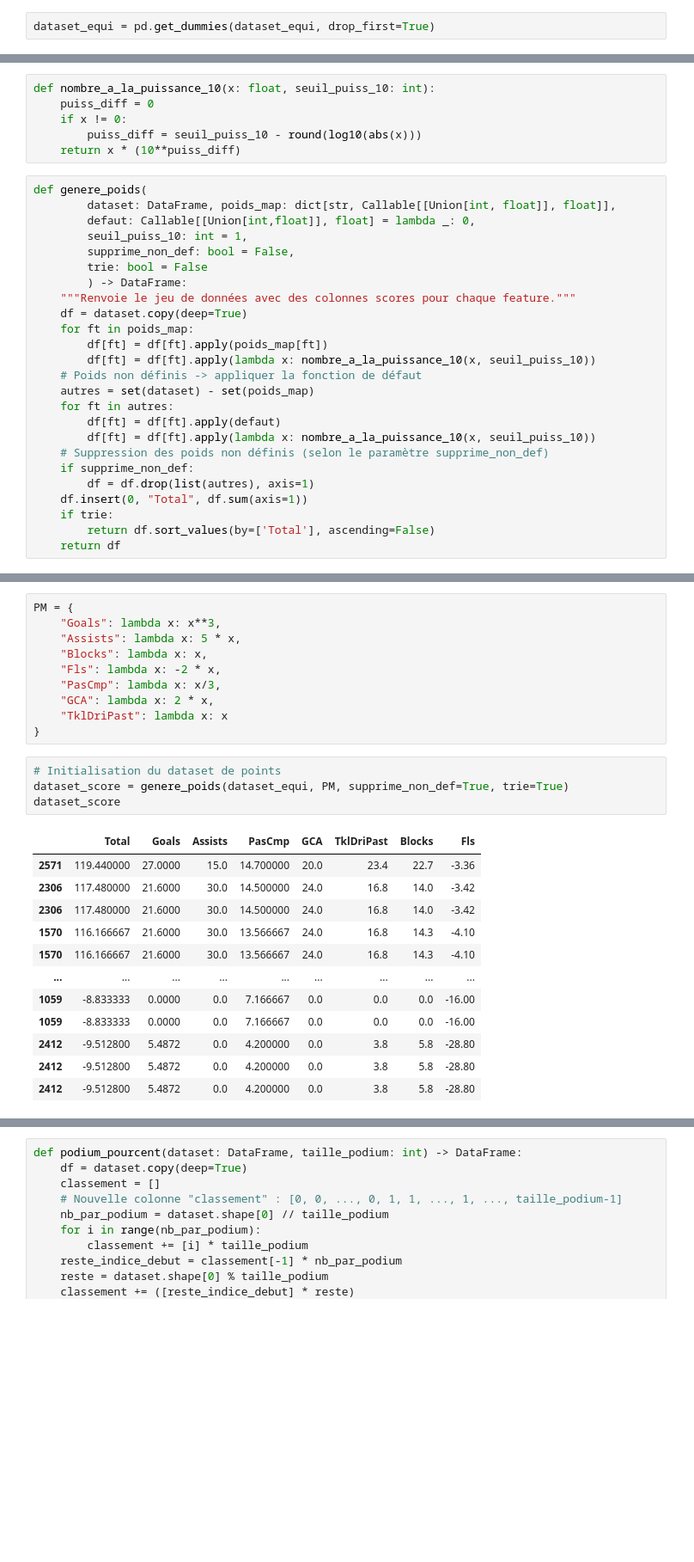
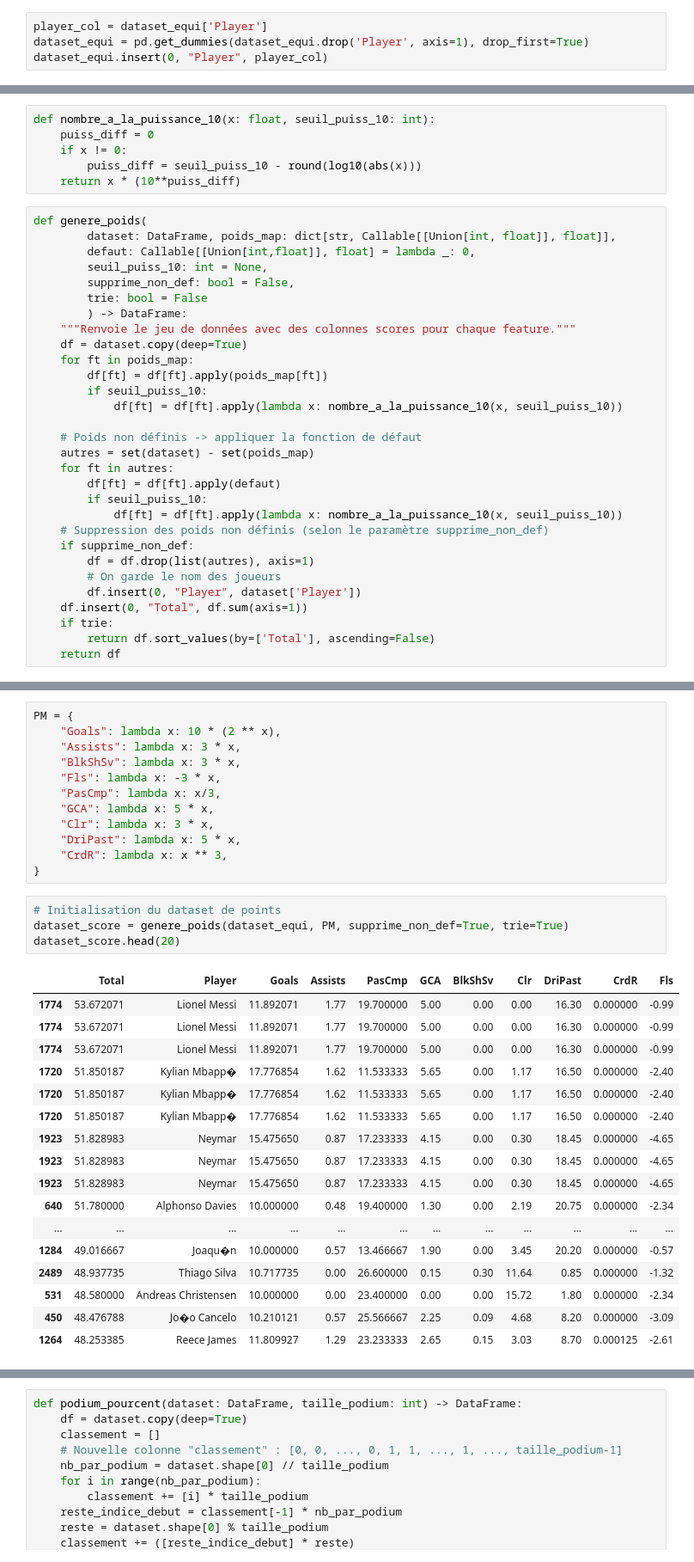
Before and after one commit to ThierryKunda/prediction-ballon-d-or, a Jupyter notebook: notebook.ipynb, the cells around one changed output, grey strips where cells are left out. Shown at 86% size. Saved outputs shown, nothing was run; the diff lists cells and outputs as text; blank space fills up the shorter version.

```diff
--- a/notebook.ipynb
+++ b/notebook.ipynb
@@ -504,8 +502,10 @@ plt.show()
 # Encodage des données
 # %% [markdown]
 ## Encodage 1-hot avec suppression de la première catégorielle
-# %%
-dataset_equi = pd.get_dummies(dataset_equi, drop_first=True)
+# %%
+player_col = dataset_equi['Player']
+dataset_equi = pd.get_dummies(dataset_equi.drop('Player', axis=1), drop_first=True)
+dataset_equi.insert(0, "Player", player_col)
 # %%
 def get_cat_values(data: DataFrame, feature_name: str) -> list[str]:
     """Récupère les valeurs catégorielles à partir du nom de la colonne après un encodage 1-hot.\n
@@ -551,7 +555,7 @@ def nombre_a_la_puissance_10(x: float, seuil_puiss_10: int):
 def genere_poids(
         dataset: DataFrame, poids_map: dict[str, Callable[[Union[int, float]], float]],
         defaut: Callable[[Union[int,float]], float] = lambda _: 0,
-        seuil_puiss_10: int = 1,
+        seuil_puiss_10: int = None,
         supprime_non_def: bool = False,
         trie: bool = False
         ) -> DataFrame:
@@ -559,15 +563,20 @@ def genere_poids(
     df = dataset.copy(deep=True)
     for ft in poids_map:
         df[ft] = df[ft].apply(poids_map[ft])
-        df[ft] = df[ft].apply(lambda x: nombre_a_la_puissance_10(x, seuil_puiss_10))
+        if seuil_puiss_10:
+            df[ft] = df[ft].apply(lambda x: nombre_a_la_puissance_10(x, seuil_puiss_10))
+
     # Poids non définis -> appliquer la fonction de défaut
     autres = set(dataset) - set(poids_map)
     for ft in autres:
         df[ft] = df[ft].apply(defaut)
-        df[ft] = df[ft].apply(lambda x: nombre_a_la_puissance_10(x, seuil_puiss_10))
+        if seuil_puiss_10:
+            df[ft] = df[ft].apply(lambda x: nombre_a_la_puissance_10(x, seuil_puiss_10))
     # Suppression des poids non définis (selon le paramètre supprime_non_def)
     if supprime_non_def:
         df = df.drop(list(autres), axis=1)
+        # On garde le nom des joueurs
+        df.insert(0, "Player", dataset['Player'])
     df.insert(0, "Total", df.sum(axis=1))
     if trie:
         return df.sort_values(by=['Total'], ascending=False)
@@ -623,27 +632,34 @@ array(['Rk', 'Pos', 'Comp', 'Born', 'MP', 'Starts', 'Min', 'Goals',
 # %%
 PM = {
-    "Goals": lambda x: x**3,
-    "Assists": lambda x: 5 * x,
-    "Blocks": lambda x: x,
-    "Fls": lambda x: -2 * x,
+    "Goals": lambda x: 10 * (2 ** x),
+    "Assists": lambda x: 3 * x,
+    "BlkShSv": lambda x: 3 * x,
+    "Fls": lambda x: -3 * x,
     "PasCmp": lambda x: x/3,
-    "GCA": lambda x: 2 * x,
-    "TklDriPast": lambda x: x
+    "GCA": lambda x: 5 * x,
+    "Clr": lambda x: 3 * x,
+    "DriPast": lambda x: 5 * x,
+    "CrdR": lambda x: x ** 3,
 }
 # %%
 # Initialisation du dataset de points
 dataset_score = genere_poids(dataset_equi, PM, supprime_non_def=True, trie=True)
-dataset_score
+dataset_score.head(20)
 # %% [output]
-|  | Total | Goals | Assists | PasCmp | GCA | TklDriPast | Blocks | Fls |
-| 2571 | 119.440000 | 27.0000 | 15.0 | 14.700000 | 20.0 | 23.4 | 22.7 | -3.36 |
-| 2306 | 117.480000 | 21.6000 | 30.0 | 14.500000 | 24.0 | 16.8 | 14.0 | -3.42 |
-| 2306 | 117.480000 | 21.6000 | 30.0 | 14.500000 | 24.0 | 16.8 | 14.0 | -3.42 |
-| 1570 | 116.166667 | 21.6000 | 30.0 | 13.566667 | 24.0 | 16.8 | 14.3 | -4.10 |
-| 1570 | 116.166667 | 21.6000 | 30.0 | 13.566667 | 24.0 | 16.8 | 14.3 | -4.10 |
-| ... | ... | ... | ... | ... | ... | ... | ... | ... |
-| 1059 | -8.833333 | 0.0000 | 0.0 | 7.166667 | 0.0 | 0.0 | 0.0 | -16.00 |
-| 1059 | -8.833333 | 0.0000 | 0.0 | 7.166667 | 0.0 | 0.0 | 0.0 | -16.00 |
-| 2412 | -9.512800 | 5.4872 | 0.0 | 4.200000 | 0.0 | 3.8 | 5.8 | -28.80 |
-| 2412 | -9.512800 | 5.4872 | 0.0 | 4.200000 | 0.0 | 3.8 | 5.8 | -28.80 |
-| 2412 | -9.512800 | 5.4872 | 0.0 | 4.200000 | 0.0 | 3.8 | 5.8 | -28.80 |
+|  | Total | Player | Goals | Assists | PasCmp | GCA | BlkShSv | Clr | DriPast | CrdR | Fls |
+| 1774 | 53.672071 | Lionel Messi | 11.892071 | 1.77 | 19.700000 | 5.00 | 0.00 | 0.00 | 16.30 | 0.000000 | -0.99 |
+| 1774 | 53.672071 | Lionel Messi | 11.892071 | 1.77 | 19.700000 | 5.00 | 0.00 | 0.00 | 16.30 | 0.000000 | -0.99 |
+| 1774 | 53.672071 | Lionel Messi | 11.892071 | 1.77 | 19.700000 | 5.00 | 0.00 | 0.00 | 16.30 | 0.000000 | -0.99 |
+| 1720 | 51.850187 | Kylian Mbapp� | 17.776854 | 1.62 | 11.533333 | 5.65 | 0.00 | 1.17 | 16.50 | 0.000000 | -2.40 |
+| 1720 | 51.850187 | Kylian Mbapp� | 17.776854 | 1.62 | 11.533333 | 5.65 | 0.00 | 1.17 | 16.50 | 0.000000 | -2.40 |
+| 1720 | 51.850187 | Kylian Mbapp� | 17.776854 | 1.62 | 11.533333 | 5.65 | 0.00 | 1.17 | 16.50 | 0.000000 | -2.40 |
+| 1923 | 51.828983 | Neymar | 15.475650 | 0.87 | 17.233333 | 4.15 | 0.00 | 0.30 | 18.45 | 0.000000 | -4.65 |
+| 1923 | 51.828983 | Neymar | 15.475650 | 0.87 | 17.233333 | 4.15 | 0.00 | 0.30 | 18.45 | 0.000000 | -4.65 |
+| 1923 | 51.828983 | Neymar | 15.475650 | 0.87 | 17.233333 | 4.15 | 0.00 | 0.30 | 18.45 | 0.000000 | -4.65 |
+| 640 | 51.780000 | Alphonso Davies | 10.000000 | 0.48 | 19.400000 | 1.30 | 0.00 | 2.19 | 20.75 | 0.000000 | -2.34 |
+| ... | ... | ... | ... | ... | ... | ... | ... | ... | ... | ... | ... |
+| 1284 | 49.016667 | Joaqu�n | 10.000000 | 0.57 | 13.466667 | 1.90 | 0.00 | 3.45 | 20.20 | 0.000000 | -0.57 |
+| 2489 | 48.937735 | Thiago Silva | 10.717735 | 0.00 | 26.600000 | 0.15 | 0.30 | 11.64 | 0.85 | 0.000000 | -1.32 |
+| 531 | 48.580000 | Andreas Christensen | 10.000000 | 0.00 | 23.400000 | 0.00 | 0.00 | 15.72 | 1.80 | 0.000000 | -2.34 |
+| 450 | 48.476788 | Jo�o Cancelo | 10.210121 | 0.57 | 25.566667 | 2.25 | 0.09 | 4.68 | 8.20 | 0.000000 | -3.09 |
+| 1264 | 48.253385 | Reece James | 11.809927 | 1.29 | 23.233333 | 2.65 | 0.15 | 3.03 | 8.70 | 0.000125 | -2.61 |
```
Also changed, not shown: parts of 63 cells of this notebook.
